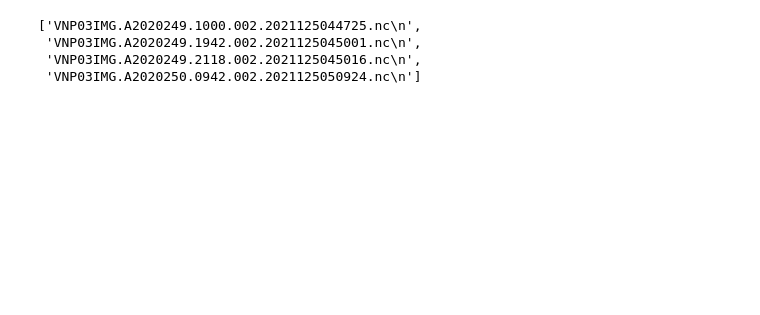
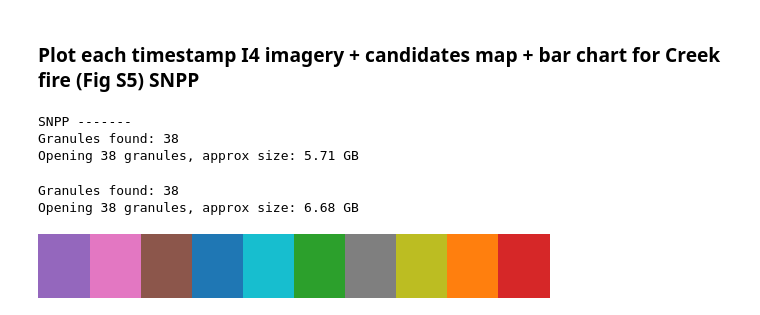
Before and after one commit to scoffiel/candidate_fires, a Jupyter notebook: 4_creek_figures.ipynb, the cells around one changed output. Saved outputs shown, nothing was run; the diff lists cells and outputs as text; code cells hidden in the pictures; blank space fills up the shorter version.

```diff
--- a/4_creek_figures.ipynb
+++ b/4_creek_figures.ipynb
@@ -170,0 +239,2 @@ axes[11].axis('off')
+# %% [markdown]
+<h3>Plot each timestamp I4 imagery + candidates map + bar chart for Creek fire (Fig S5) SNPP
@@ -171,26 +244,38 @@ axes[11].axis('off')
+# %%
+sat = 'SNPP'
+print(sat, '-------')
+
+files = {}
+
+earthaccess.login(strategy='netrc') #for LAADS access - every hour
+
+#Level1 data from LAADS ------
+#geolocation 03IMG
+results = earthaccess.search_data(
+    short_name=products[sat][0],
+    bounding_box=(extent[0],extent[1],extent[2],extent[3]),
+    temporal=(start, end),
+    count=500)
+files[products[sat][0]] = earthaccess.open(results)
+
+#science data 02IMG
+results = earthaccess.search_data(
+    short_name=products[sat][1],
+    bounding_box=(extent[0],extent[1],extent[2],extent[3]),
+    temporal=(start, end),
+    count=500)
+files[products[sat][1]] = earthaccess.open(results)
+# %% [output]
+SNPP -------
+Granules found: 38
+Opening 38 granules, approx size: 5.71 GB
+Granules found: 38
+Opening 38 granules, approx size: 6.68 GB
 # %%
-#plot each timestamp I4 imagery + candidates map + bar chart for Creek fire (Fig S3)
-
-root = '/css/viirs/data/'
-
-extent = [-119.58,-118.8,36.9,37.7] #creek
-
-dets = pd.read_csv('/discover/nobackup/scoffie1/WUS_Jun-Nov2020_dets_SNPP_clipped.csv')
-dets = dets[dets.Incid_Name=='CREEK']
-
 #define colormap for fire mask
 newcolors = [mpl.colormaps['tab10'](c) for c in [4,6,5,0,9,2,7,8,1,3]]
-#newcolors = [mpl.colormaps['tab10'](c) for c in [9,9,9,9,9,9,9,3,3,3]] #just old vs new dets
 newcmp = ListedColormap(newcolors)
-
-#swath names - Suomi-NPP, via ladsweb.modaps.eosdis.nasa.gov
-with open('/home/scoffie1/links/creek.txt', 'r') as links:
-    files = sorted(links.readlines())
-
-files[:4]
+newcmp
 # %% [output]
-['VNP03IMG.A2020249.1000.002.2021125044725.nc\n',
- 'VNP03IMG.A2020249.1942.002.2021125045001.nc\n',
- 'VNP03IMG.A2020249.2118.002.2021125045016.nc\n',
- 'VNP03IMG.A2020250.0942.002.2021125050924.nc\n']
+[figure, added]
 # %%
```
Also changed, not shown: parts of 13 cells of this notebook.
